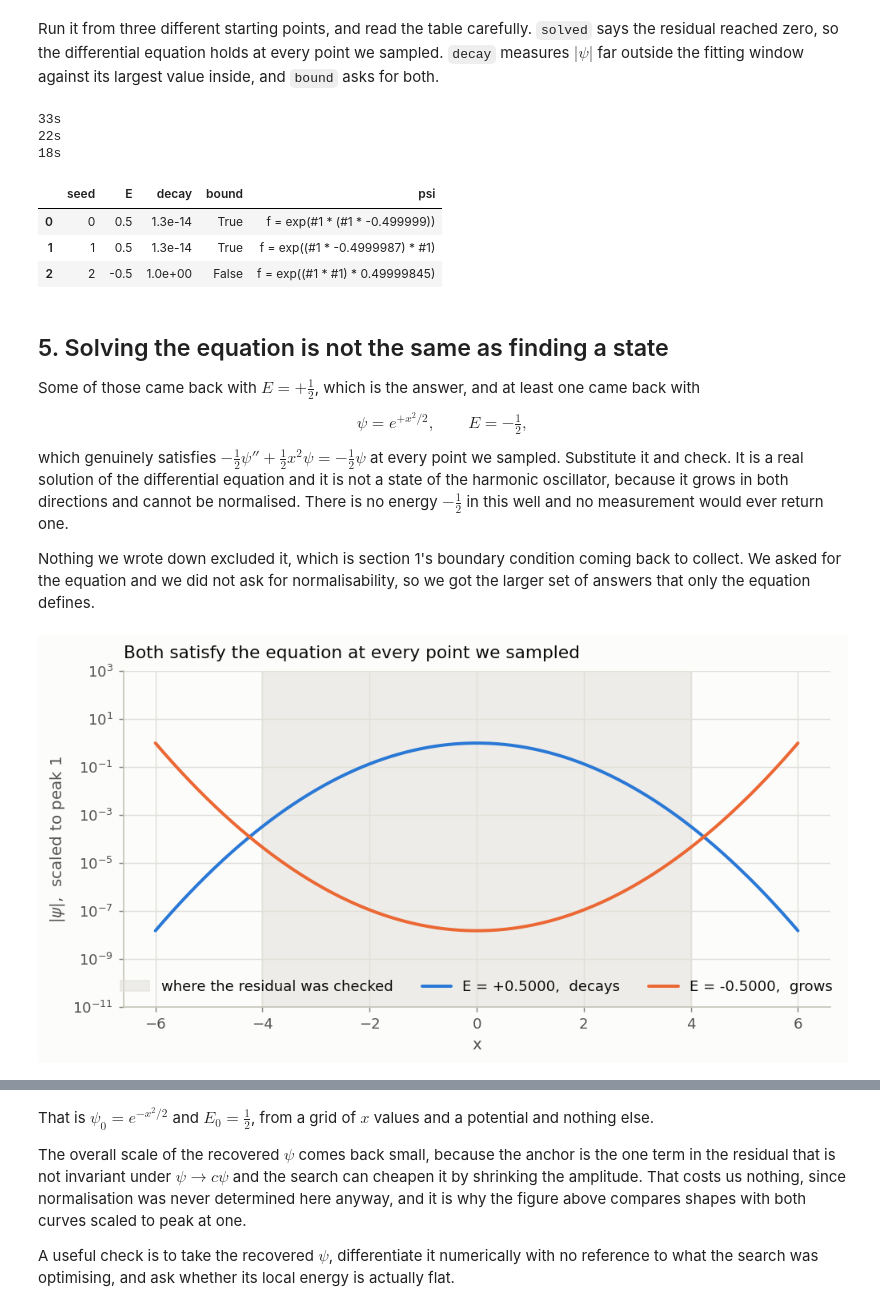
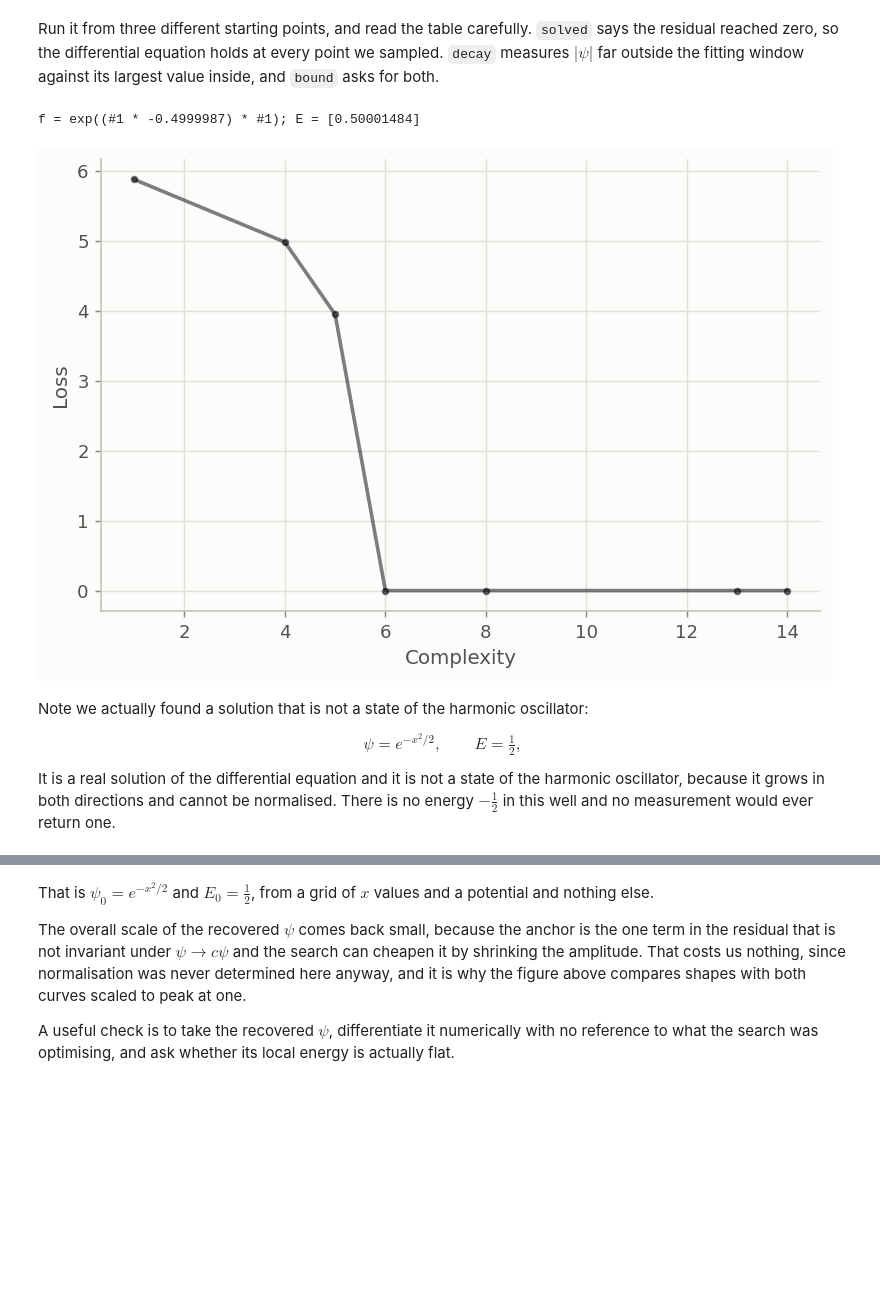
Before and after one commit to ibrahim775/sr_tutorial_material, a Jupyter notebook: 03_schrodinger/03_schrodinger.ipynb, the cells around one changed output, grey strips where cells are left out. Saved outputs shown, nothing was run; the diff lists cells and outputs as text; code cells hidden in the pictures; blank space fills up the shorter version.

```diff
--- a/03_schrodinger/03_schrodinger.ipynb
+++ b/03_schrodinger/03_schrodinger.ipynb
@@ -164,6 +136,4 @@ The grid carries three ordinary columns: the position, the potential there, and
 # %%
-X, y = collocation(harmonic, lo=-4.0, hi=4.0, n=120)
-
 LOCAL = ("d1 = D(f, 1); d2 = D(d1, 1); fx = f(x); "
          "(-0.5f0*d2(x) + (V - E[1])*fx) / fx")
 
@@ -174,10 +144,8 @@ SEARCH_1D = dict(binary_operators=["+", "-", "*"], unary_operators=["exp"],
 def solve_1d(combine, parameters, seed=0, **kw):
     spec = TemplateExpressionSpec(expressions=["f"], variable_names=COLS_1D,
                                   parameters=parameters, combine=combine)
-    t = time.time()
     m = PySRRegressor(expression_spec=spec, random_state=seed, **{**SEARCH_1D, **kw})
     m.fit(X, y, variable_names=COLS_1D)
-    print(f"{time.time() - t:.0f}s")
     return m
 # %% [markdown]
 Run it from three different starting points, and read the table carefully. `solved` says the
@@ -186,55 +154,31 @@ measures $|\psi|$ far outside the fitting window against its largest value insid
 asks for both.
 # %%
 survey, solutions = [], {}
-for seed in range(3):
-    m = solve_1d(LOCAL, {"E": 1}, seed=seed)
-    f = classify_front_1d(m)
-    hit = f[f.solved]
-    if len(hit):
-        r = hit.iloc[0]
-        solutions[seed] = r
-        survey.append({"seed": seed, "E": round(r.E, 4), "decay": f"{r.decay:.1e}",
-                       "bound": bool(r.bound), "psi": r.equation.split(";")[0]})
-    else:
-        survey.append({"seed": seed, "E": np.nan, "decay": "-", "bound": False,
-                       "psi": "nothing exact found"})
-pd.DataFrame(survey)
+seed = 1
+m = solve_1d(LOCAL, {"E": 1}, seed=seed)
+f = classify_front_1d(m)
+hit = f[f.solved]
-# %% [output]
-33s
-22s
-18s
-|  | seed | E | decay | bound | psi |
-| 0 | 0 | 0.5 | 1.3e-14 | True | f = exp(#1 * (#1 * -0.499999)) |
-| 1 | 1 | 0.5 | 1.3e-14 | True | f = exp((#1 * -0.4999987) * #1) |
-| 2 | 2 | -0.5 | 1.0e+00 | False | f = exp((#1 * #1) * 0.49999845) |
+# %%
+# The equation found is:
+best_eq = hit.iloc[0].equation
+print(best_eq)
+# %% [output]
+f = exp((#1 * -0.4999987) * #1); E = [0.50001484]
+# %%
+# Pareto front of solutions
+plt.figure(figsize=(6, 4))
+plt.scatter(f.complexity, f.loss, s=10, color="black", alpha=0.5)
+plt.plot(f.complexity, f.loss, color="black", alpha=0.5)
+plt.xlabel("Complexity")
+plt.ylabel("Loss")
+plt.show()
+# %% [output]
+[figure, added]
 # %% [markdown]
-## 5. Solving the equation is not the same as finding a state
+Note we actually found a solution that is not a state of the harmonic oscillator:
 
-Some of those came back with $E = +\tfrac12$, which is the answer, and at least one came back with
+$$\psi = e^{-x^2/2}, \qquad E = \tfrac12,$$
 
-$$\psi = e^{+x^2/2}, \qquad E = -\tfrac12,$$
-
-which genuinely satisfies $-\tfrac12\psi'' + \tfrac12 x^2\psi = -\tfrac12\psi$ at every point we
-sampled. Substitute it and check. It is a real solution of the differential equation and it is not
+It is a real solution of the differential equation and it is not
 a state of the harmonic oscillator, because it grows in both directions and cannot be normalised.
 There is no energy $-\tfrac12$ in this well and no measurement would ever return one.
-
-Nothing we wrote down excluded it, which is section 1's boundary condition coming back to collect.
-We asked for the equation and we did not ask for normalisability, so we got the larger set of
-answers that only the equation defines.
-# %%
-# The same rows the table above reported, so the labels here cannot drift from it.
-ok = [s for s, r in solutions.items() if r.bound]
-astray = [s for s, r in solutions.items() if not r.bound]
-
-good = solutions[ok[0]]
-entries = [(f"E = {good.E:+.4f},  decays", wavefunction(good.equation))]
-if astray:
-    bad = solutions[astray[0]]
-    entries.append((f"E = {bad.E:+.4f},  grows", wavefunction(bad.equation)))
-else:
-    # Every seed behaved this time; draw the runaway analytically so the point stands.
-    entries.append(("E = -0.5000,  grows", lambda g: np.exp(np.asarray(g) ** 2 / 2)))
-s3.plot_runaway(entries)
-# %% [output]
-[figure, removed]
```
Also changed, not shown: parts of 32 cells of this notebook, 10 other files.
